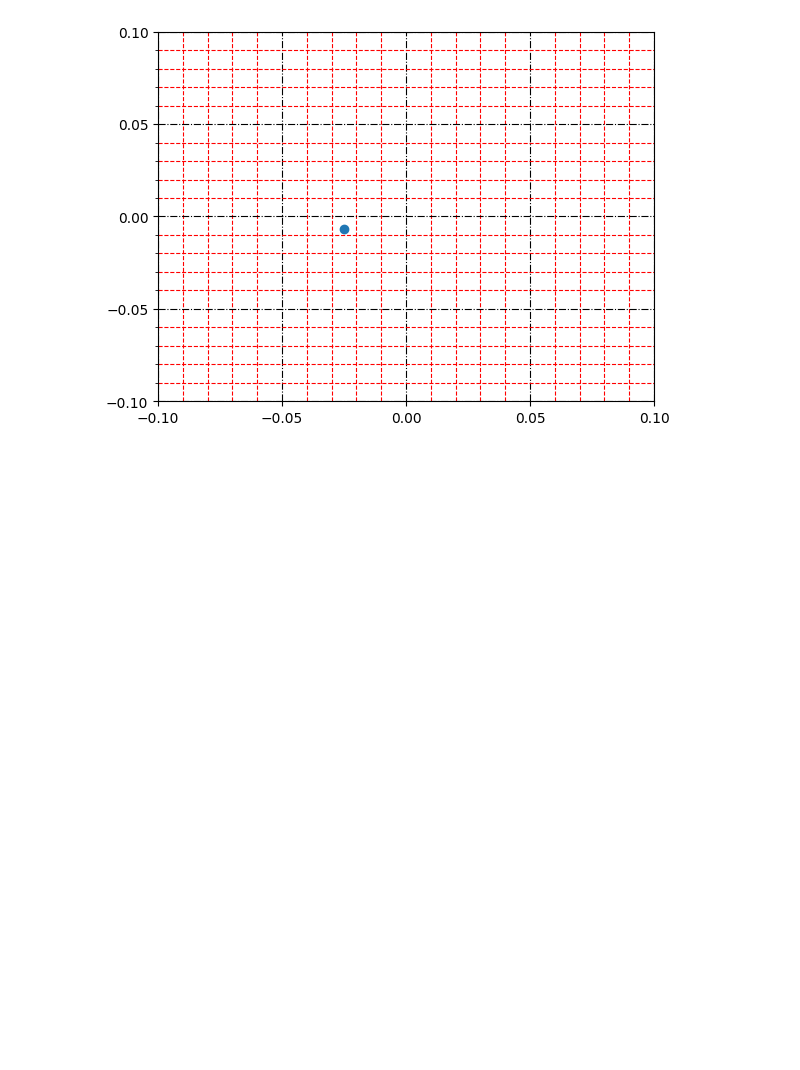
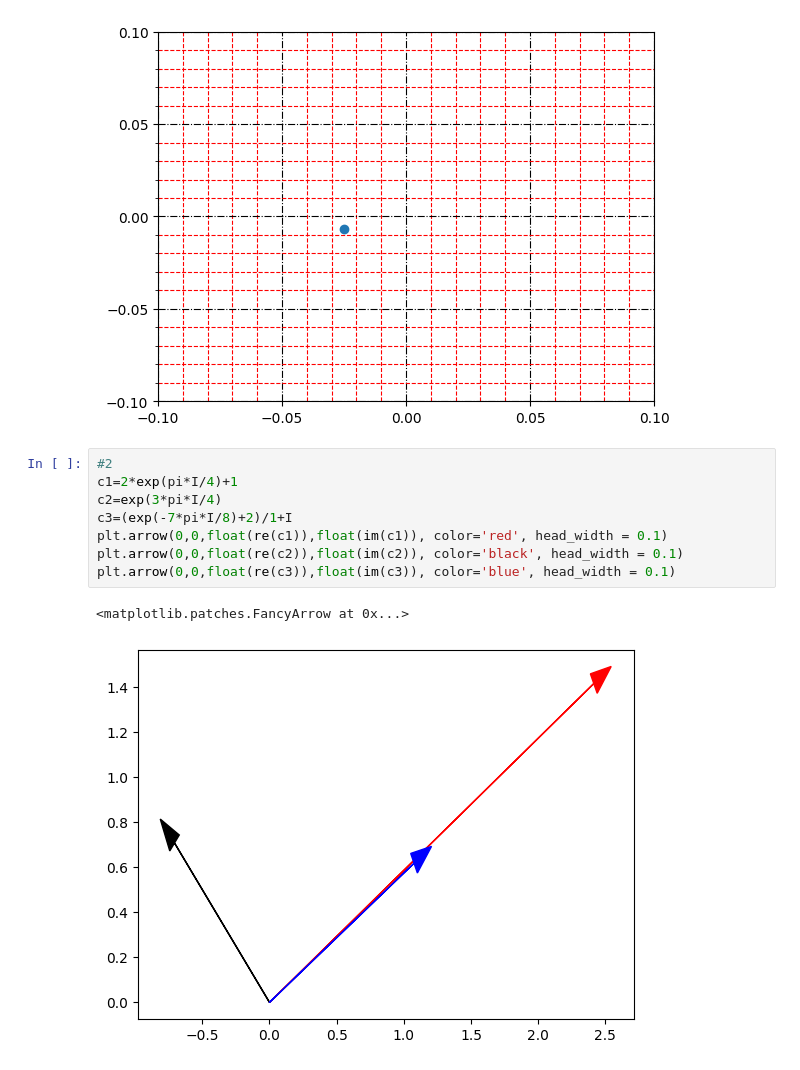
Before and after one commit to volgaone/python_mathematical_methods, a Jupyter notebook: ch6_answers.ipynb, the cells around one changed output. Cells and saved outputs as stored; diff of their text form; blank space fills up the shorter version.

```diff
--- a/ch6_answers.ipynb
+++ b/ch6_answers.ipynb
@@ -32,3 +32,14 @@ plt.grid(which='minor',color='r',linestyle='--')
 plt.grid(which='major',color='black',linestyle='-.')
 # %% [output]
 [figure]
+# %%
+#2
+c1=2*exp(pi*I/4)+1
+c2=exp(3*pi*I/4)
+c3=(exp(-7*pi*I/8)+2)/1+I
+plt.arrow(0,0,float(re(c1)),float(im(c1)), color='red', head_width = 0.1)
+plt.arrow(0,0,float(re(c2)),float(im(c2)), color='black', head_width = 0.1)
+plt.arrow(0,0,float(re(c3)),float(im(c3)), color='blue', head_width = 0.1)
+# %% [output]
+<matplotlib.patches.FancyArrow at 0x...>
+[figure, added]
```
Also changed, not shown: parts of 1 cell of this notebook.
